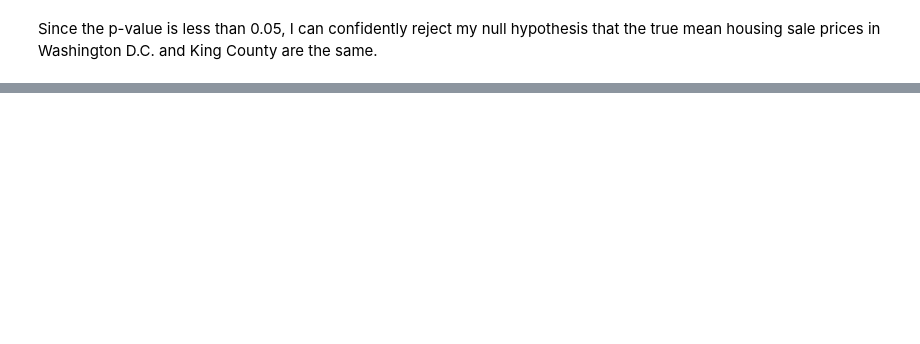
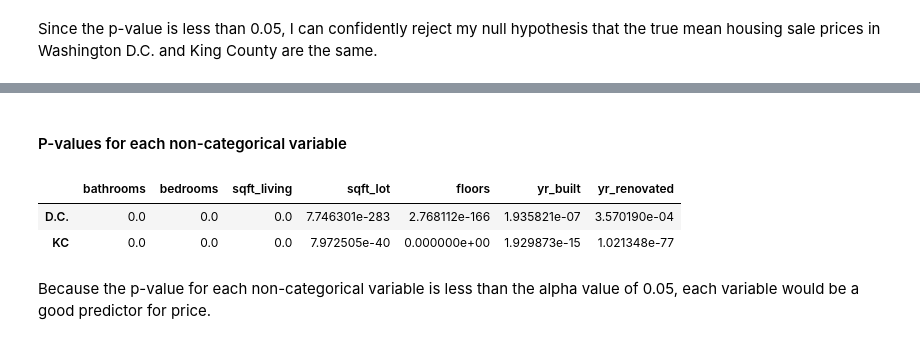
Before and after one commit to gyamane/Springboard, a Jupyter notebook: capstone_project_2/statistical_data_analysis.ipynb, the cells around one changed output, grey strips where cells are left out. Drawn from its saved outputs; the diff is of its cells as text; code cells hidden in the pictures; blank space fills up the shorter version.

```diff
--- a/capstone_project_2/statistical_data_analysis.ipynb
+++ b/capstone_project_2/statistical_data_analysis.ipynb
@@ -116,0 +170,13 @@ Since the p-value is less than 0.05, I can confidently reject my null hypothesis
+# %%
+pvals_df = pd.DataFrame(dc_pvals, index=["D.C."])
+pvals_df = pvals_df.append(pd.DataFrame(kc_pvals, index=["KC"]))
+# %% [markdown]
+#### P-values for each non-categorical variable
+# %%
+pvals_df
+# %% [output]
+|  | bathrooms | bedrooms | sqft_living | sqft_lot | floors | yr_built | yr_renovated |
+| D.C. | 0.0 | 0.0 | 0.0 | 7.746301e-283 | 2.768112e-166 | 1.935821e-07 | 3.570190e-04 |
+| KC | 0.0 | 0.0 | 0.0 | 7.972505e-40 | 0.000000e+00 | 1.929873e-15 | 1.021348e-77 |
+# %% [markdown]
+Because the p-value for each non-categorical variable is less than the alpha value of 0.05, each variable would be a good predictor for price.
```
Also changed, not shown: parts of 9 cells of this notebook, 3 other files.
